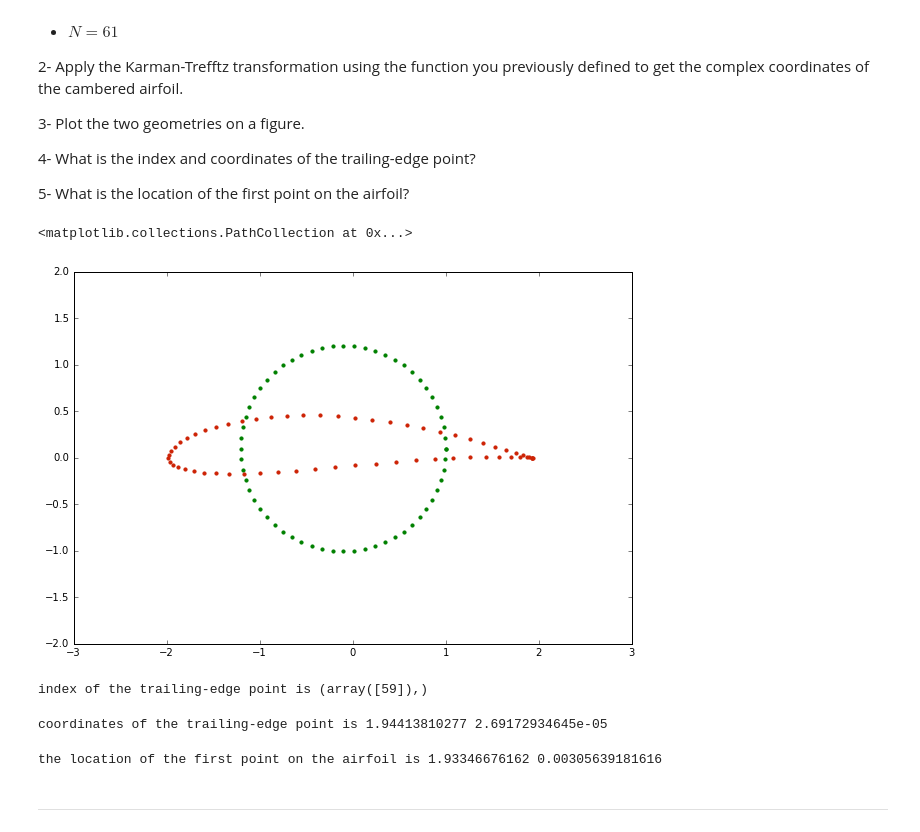
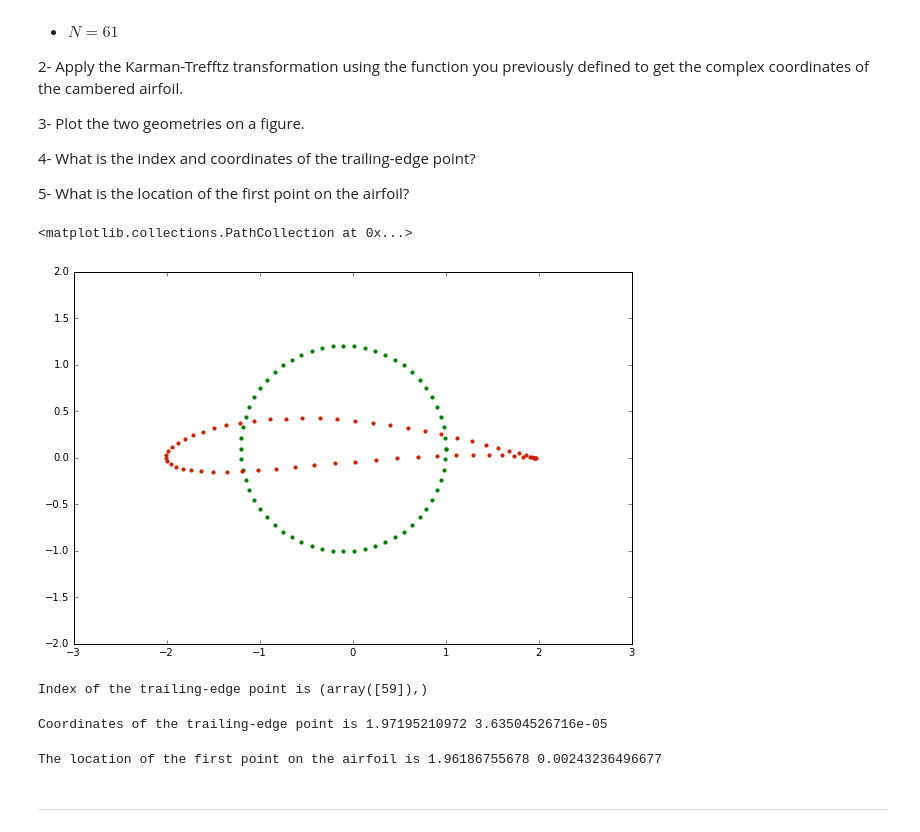
Before and after one commit to jiayuli517/mae6226-workspace, a Jupyter notebook: midterm/midterm.ipynb, the cells around one changed output. Saved outputs shown, nothing was run; the diff lists cells and outputs as text; code cells hidden in the pictures.

```diff
--- a/midterm/midterm.ipynb
+++ b/midterm/midterm.ipynb
@@ -92,50 +90,50 @@ Use the following parameters:
 # %%
 # 1. Create a cylinder
 N=61
 x_c, y_c=-0.1, 0.1
-theta_1=5*2*numpy.pi/180
+theta_1=5*numpy.pi/180
 n1=2-theta_1/numpy.pi
 b=1
 R=numpy.sqrt((b-x_c)**2+y_c**2)
 
 alpha=numpy.linspace(0, 2*numpy.pi, N)
 
 def get_x_y(R,x_c,y_c,alpha):
     x=x_c+R*numpy.cos(alpha)
     y=y_c+R*numpy.sin(alpha)
     return x,y
 x2,y2=get_x_y(R,x_c,y_c,alpha)
 
 # 2. Use the function previously defined to get the complex coordinates of the airfoil
 z2=get_z(x2,y2,b,n1)
 
 # 3. Plot the two geometries on a figure.
 size = 10
 x_start,x_end=-3.0,3.0
 y_start,y_end=-2.0,2.0
 pyplot.figure(figsize=(size, (y_end-y_start)/(x_end-x_start)*size))
 pyplot.xlim(x_start,x_end)
 pyplot.ylim(y_start,y_end)
 pyplot.scatter(x2, y2,color='g', s=10, marker='o')
 pyplot.scatter(z2.real, z2.imag,color='#CD2305', s=10, marker='o')
 # %% [output]
 <matplotlib.collections.PathCollection at 0x...>
-[figure, old version]
+[figure, new version]
 # %%
 # 4. Index of the trailing-edge point
-print('index of the trailing-edge point is', numpy.where(z2.real==numpy.max(z2.real)))
+print('Index of the trailing-edge point is', numpy.where(z2.real==numpy.max(z2.real)))
 # %% [output]
-index of the trailing-edge point is (array([59]),)
+Index of the trailing-edge point is (array([59]),)
 # %%
 # 4. coordinates of the trailing-edge point
-print('coordinates of the trailing-edge point is', z2[59].real,z2[59].imag)
+print('Coordinates of the trailing-edge point is', z2[59].real,z2[59].imag)
 # %% [output]
-coordinates of the trailing-edge point is 1.94413810277 2.69172934645e-05
+Coordinates of the trailing-edge point is 1.97195210972 3.63504526716e-05
 # %%
 # 5. the location of the first point on the airfoil
-print('the location of the first point on the airfoil is', z2[0].real,z2[0].imag)
+print('The location of the first point on the airfoil is', z2[0].real,z2[0].imag)
 # %% [output]
-the location of the first point on the airfoil is 1.93346676162 0.00305639181616
+The location of the first point on the airfoil is 1.96186755678 0.00243236496677
 # %% [markdown]
 ---
 # %% [markdown]
```
Also changed, not shown: parts of 36 cells of this notebook.
